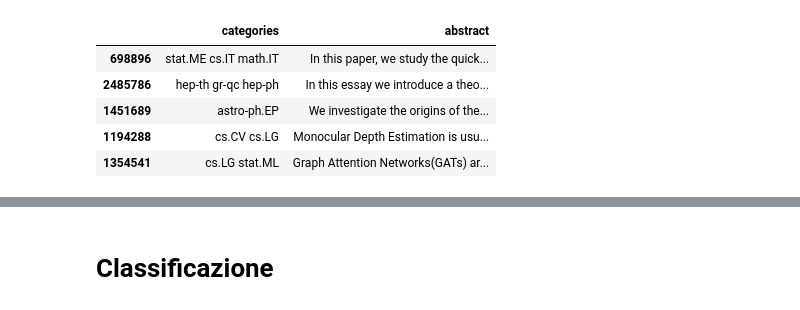
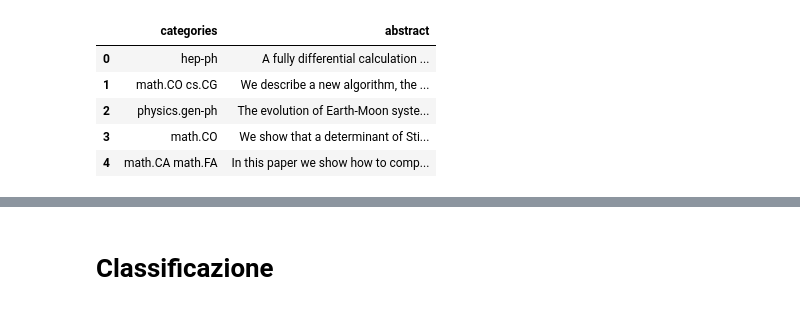
Before and after one commit to diegosantarelli/Data_science_2024, a Jupyter notebook: DS_NLP2/arxiv_analysis.ipynb, the cells around one changed output, grey strips where cells are left out. Saved outputs shown, nothing was run; the diff lists cells and outputs as text; code cells hidden in the pictures.

```diff
--- a/DS_NLP2/arxiv_analysis.ipynb
+++ b/DS_NLP2/arxiv_analysis.ipynb
@@ -41,18 +40,18 @@ Numero di righe nel dataset: 2626136
 | 3 | 704.0004 | David Callan | Callan David | A determinant of Stirling cycle n... | 11 pages | NaN | NaN | math.CO | We show that a determinant of Sti... | ... |
 | 4 | 704.0005 | Alberto Torchinsky | Abu-Shammala Wael, Torchinsky Alb... | From dyadic $\Lambda_{\alpha}$ to... | NaN | Illinois J. Math. 52 (2008) no.2,... | NaN | math.CA math.FA | In this paper we show how to comp... | ... |
 # %%
-df = df.sample(n=10000, random_state=42)
+# df = df.sample(n=10000, random_state=42)
 
 df1 = df.drop(columns=['id', 'submitter', 'authors', 'title', 'comments', 'journal-ref', 'doi', 'update_date'])
 
 df1.head()
 # %% [output]
 |  | categories | abstract |
-| 698896 | stat.ME cs.IT math.IT | In this paper, we study the quick... |
-| 2485786 | hep-th gr-qc hep-ph | In this essay we introduce a theo... |
-| 1451689 | astro-ph.EP | We investigate the origins of the... |
-| 1194288 | cs.CV cs.LG | Monocular Depth Estimation is usu... |
-| 1354541 | cs.LG stat.ML | Graph Attention Networks(GATs) ar... |
+| 0 | hep-ph | A fully differential calculation ... |
+| 1 | math.CO cs.CG | We describe a new algorithm, the ... |
+| 2 | physics.gen-ph | The evolution of Earth-Moon syste... |
+| 3 | math.CO | We show that a determinant of Sti... |
+| 4 | math.CA math.FA | In this paper we show how to comp... |
 # %%
 df1 = df1[df1['categories'].apply(lambda x: isinstance(x, str) and ',' not in x and ' ' not in x)]
 print(f"Numero di righe nel dataset: {df1.shape[0]}")
```
Also changed, not shown: parts of 24 cells of this notebook.
